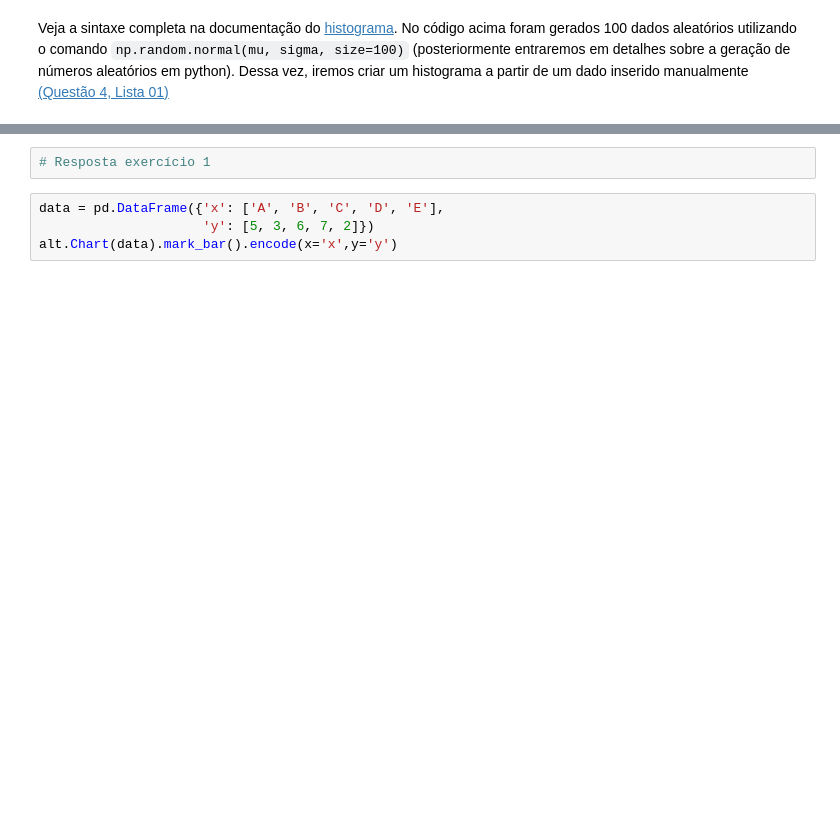
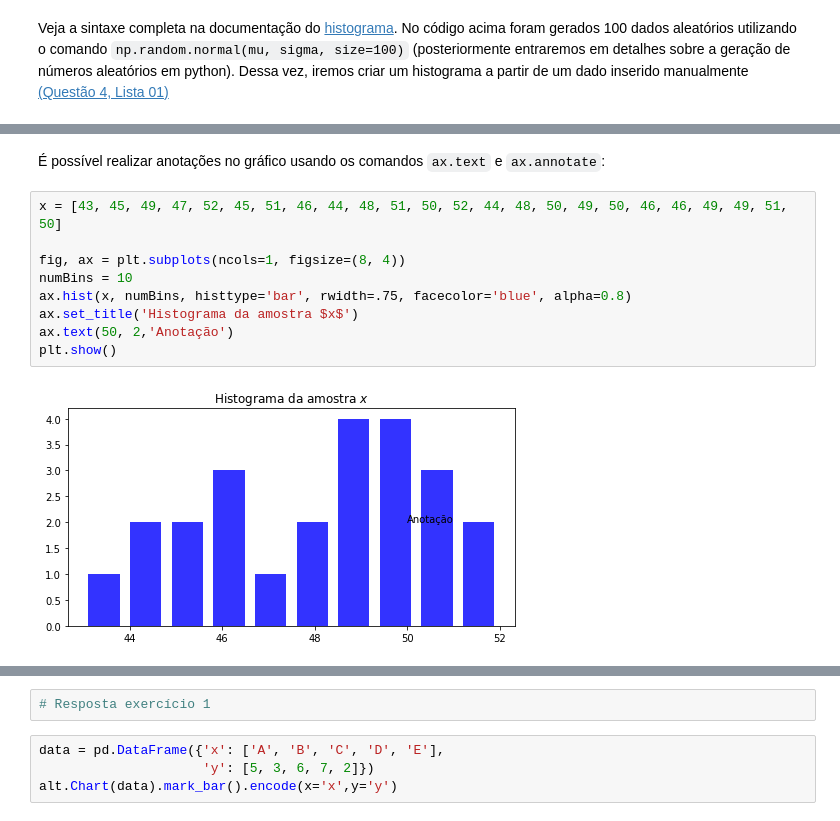
Before and after one commit to marcielbp/Statistics-and-Probability, a Jupyter notebook: python/notebooks/praticas/pr02.ipynb, the cells around one changed output, grey strips where cells are left out. Saved outputs shown, nothing was run; the diff lists cells and outputs as text; blank space fills up the shorter version.

```diff
--- a/python/notebooks/praticas/pr02.ipynb
+++ b/python/notebooks/praticas/pr02.ipynb
@@ -62,0 +60,13 @@ plt.show()
+# %% [markdown]
+É possível realizar anotações no gráfico usando os comandos `ax.text` e `ax.annotate`:
+# %%
+x = [43, 45, 49, 47, 52, 45, 51, 46, 44, 48, 51, 50, 52, 44, 48, 50, 49, 50, 46, 46, 49, 49, 51, 50]
+
+fig, ax = plt.subplots(ncols=1, figsize=(8, 4))
+numBins = 10
+ax.hist(x, numBins, histtype='bar', rwidth=.75, facecolor='blue', alpha=0.8)
+ax.set_title('Histograma da amostra $x$')
+ax.text(50, 2,'Anotação')
+plt.show()
+# %% [output]
+[figure, added]
```
Also changed, not shown: parts of 6 cells of this notebook, 2 other files.
